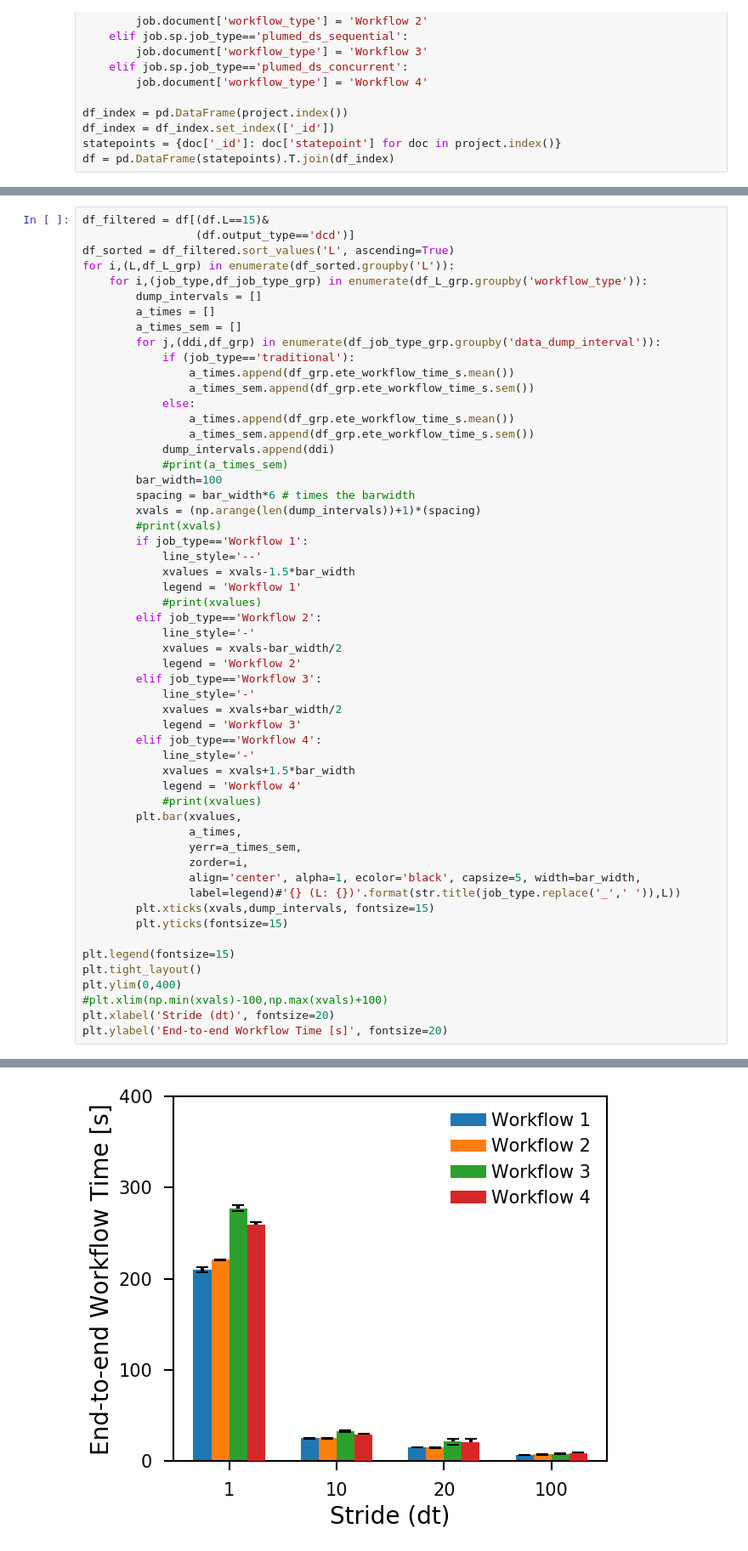
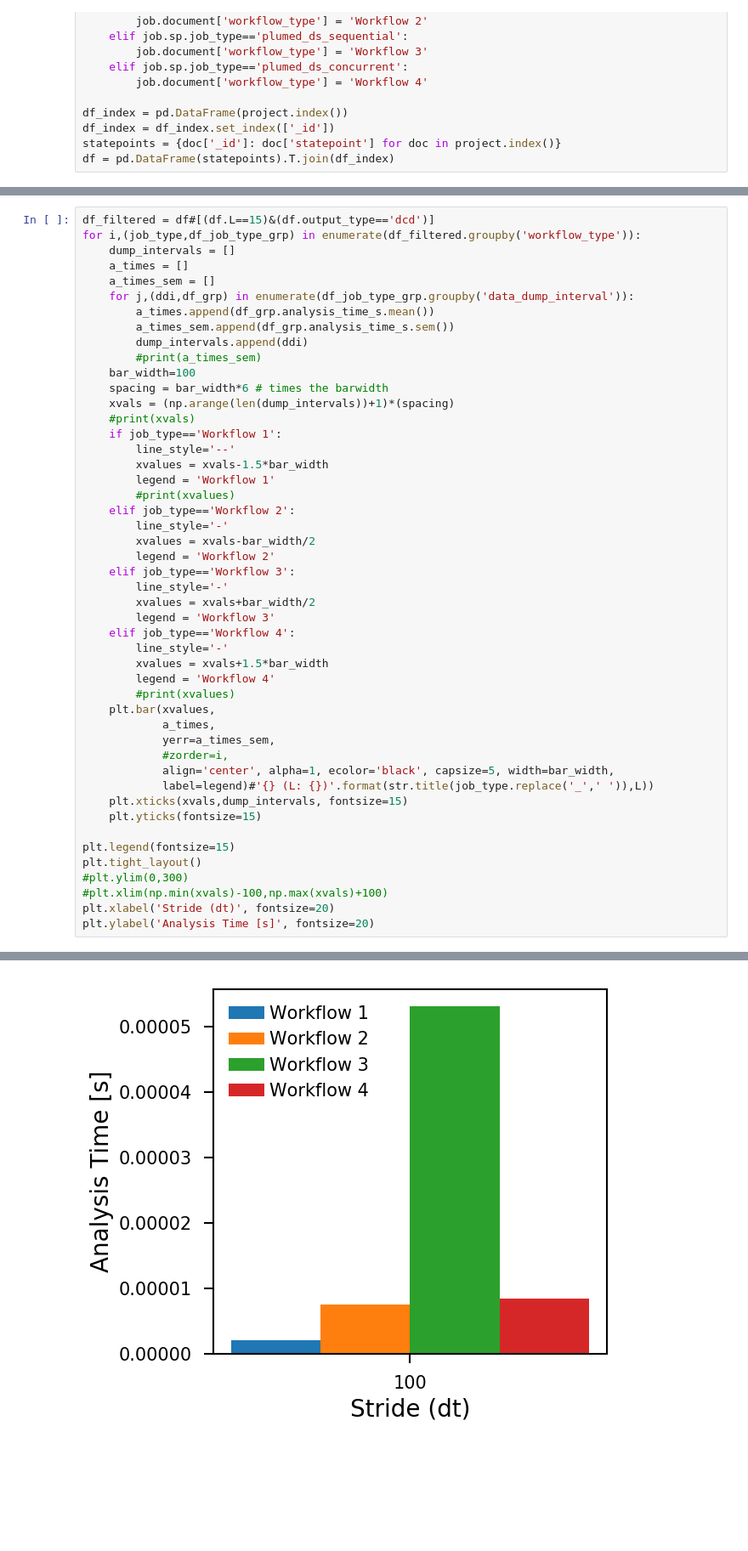
Before and after one commit to Analytics4MD/A4MD, a Jupyter notebook: project/notebooks/workflows_comparison.ipynb, the cells around one changed output, grey strips where cells are left out. Shown at 85% size. Saved outputs shown, nothing was run; the diff lists cells and outputs as text; blank space fills up the shorter version.

Commit message:
Updating notebook to read new time labels

```diff
--- a/project/notebooks/workflows_comparison.ipynb
+++ b/project/notebooks/workflows_comparison.ipynb
@@ -39,56 +242,49 @@ df = pd.DataFrame(statepoints).T.join(df_index)
 # %%
-df_filtered = df[(df.L==15)&
-                 (df.output_type=='dcd')]
-df_sorted = df_filtered.sort_values('L', ascending=True)
-for i,(L,df_L_grp) in enumerate(df_sorted.groupby('L')):
-    for i,(job_type,df_job_type_grp) in enumerate(df_L_grp.groupby('workflow_type')):
-        dump_intervals = []
-        a_times = []
-        a_times_sem = []
-        for j,(ddi,df_grp) in enumerate(df_job_type_grp.groupby('data_dump_interval')):
-            if (job_type=='traditional'):
-                a_times.append(df_grp.ete_workflow_time_s.mean())
-                a_times_sem.append(df_grp.ete_workflow_time_s.sem())
-            else:
-                a_times.append(df_grp.ete_workflow_time_s.mean())
-                a_times_sem.append(df_grp.ete_workflow_time_s.sem())
-            dump_intervals.append(ddi)
-            #print(a_times_sem)
-        bar_width=100
-        spacing = bar_width*6 # times the barwidth
-        xvals = (np.arange(len(dump_intervals))+1)*(spacing)
-        #print(xvals)
-        if job_type=='Workflow 1':
-            line_style='--'
-            xvalues = xvals-1.5*bar_width
-            legend = 'Workflow 1'
-            #print(xvalues)
-        elif job_type=='Workflow 2':
-            line_style='-'
-            xvalues = xvals-bar_width/2
-            legend = 'Workflow 2'
-        elif job_type=='Workflow 3':
-            line_style='-'
-            xvalues = xvals+bar_width/2
-            legend = 'Workflow 3'
-        elif job_type=='Workflow 4':
-            line_style='-'
-            xvalues = xvals+1.5*bar_width
-            legend = 'Workflow 4'
-            #print(xvalues)
-        plt.bar(xvalues,
-                a_times,
-                yerr=a_times_sem,
-                zorder=i,
-                align='center', alpha=1, ecolor='black', capsize=5, width=bar_width,
-                label=legend)#'{} (L: {})'.format(str.title(job_type.replace('_',' ')),L))
-        plt.xticks(xvals,dump_intervals, fontsize=15)
-        plt.yticks(fontsize=15)
+df_filtered = df#[(df.L==15)&(df.output_type=='dcd')]
+for i,(job_type,df_job_type_grp) in enumerate(df_filtered.groupby('workflow_type')):
+    dump_intervals = []
+    a_times = []
+    a_times_sem = []
+    for j,(ddi,df_grp) in enumerate(df_job_type_grp.groupby('data_dump_interval')):
+        a_times.append(df_grp.analysis_time_s.mean())
+        a_times_sem.append(df_grp.analysis_time_s.sem())
+        dump_intervals.append(ddi)
+        #print(a_times_sem)
+    bar_width=100
+    spacing = bar_width*6 # times the barwidth
+    xvals = (np.arange(len(dump_intervals))+1)*(spacing)
+    #print(xvals)
+    if job_type=='Workflow 1':
+        line_style='--'
+        xvalues = xvals-1.5*bar_width
+        legend = 'Workflow 1'
+        #print(xvalues)
+    elif job_type=='Workflow 2':
+        line_style='-'
+        xvalues = xvals-bar_width/2
+        legend = 'Workflow 2'
+    elif job_type=='Workflow 3':
+        line_style='-'
+        xvalues = xvals+bar_width/2
+        legend = 'Workflow 3'
+    elif job_type=='Workflow 4':
+        line_style='-'
+        xvalues = xvals+1.5*bar_width
+        legend = 'Workflow 4'
+        #print(xvalues)
+    plt.bar(xvalues,
+            a_times,
+            yerr=a_times_sem,
+            #zorder=i,
+            align='center', alpha=1, ecolor='black', capsize=5, width=bar_width,
+            label=legend)#'{} (L: {})'.format(str.title(job_type.replace('_',' ')),L))
+    plt.xticks(xvals,dump_intervals, fontsize=15)
+    plt.yticks(fontsize=15)
 
 plt.legend(fontsize=15)
 plt.tight_layout()
-plt.ylim(0,400)
+#plt.ylim(0,300)
 #plt.xlim(np.min(xvals)-100,np.max(xvals)+100)
 plt.xlabel('Stride (dt)', fontsize=20)
-plt.ylabel('End-to-end Workflow Time [s]', fontsize=20)
+plt.ylabel('Analysis Time [s]', fontsize=20)
 # %% [output]
@@ -96,2 +292,2 @@ Text(17.194444444444443, 0.5, 'End-to-end Workflow Time [s]')
-[figure, old version]
+[figure, new version]
 # %%
```
Also changed, not shown: parts of 9 cells of this notebook.
